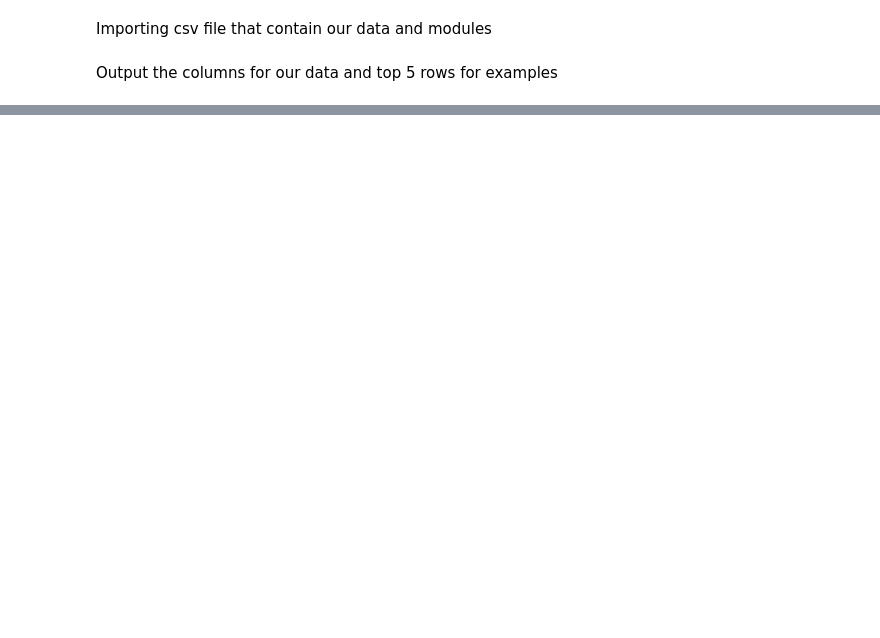
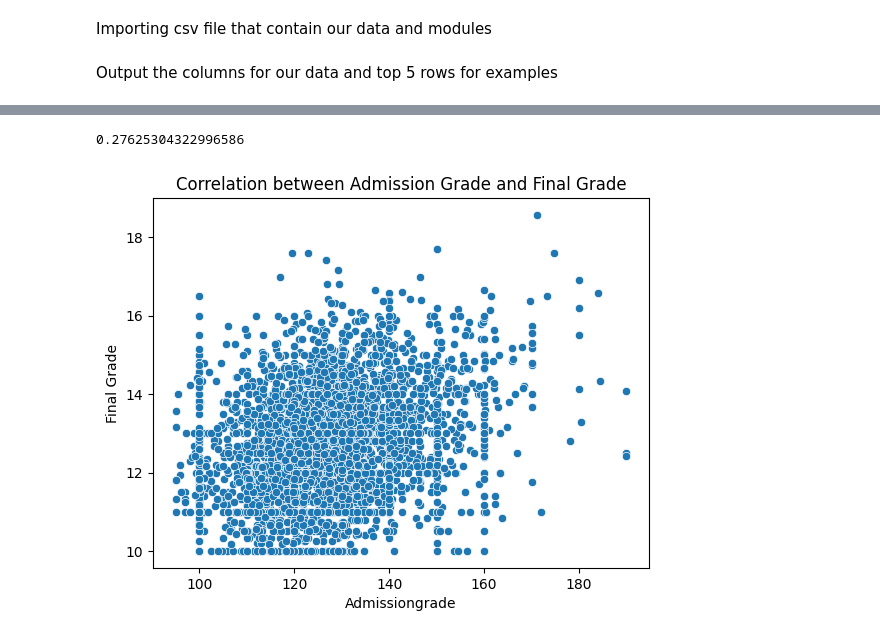
Before and after one commit to Firebolt/BusinessAnalyticsProject, a Jupyter notebook: Test.ipynb, the cells around one changed output, grey strips where cells are left out. Cells and saved outputs as stored; diff of their text form; code cells hidden in the pictures; blank space fills up the shorter version.

```diff
--- a/Test.ipynb
+++ b/Test.ipynb
@@ -276,0 +380,7 @@ data
+# %%
+data['Final Grade'] = GradesWithoutFail
+sns.scatterplot(x='Admission grade', y='Final Grade', data = data).set(xlabel='Admissiongrade', ylabel='Final Grade', title='Correlation between Admission Grade and Final Grade')
+data['Admission grade'].corr(data['Final Grade'])
+# %% [output]
+0.27625304322996586
+[figure, added]
```
Also changed, not shown: parts of 15 cells of this notebook, 2 other files.
